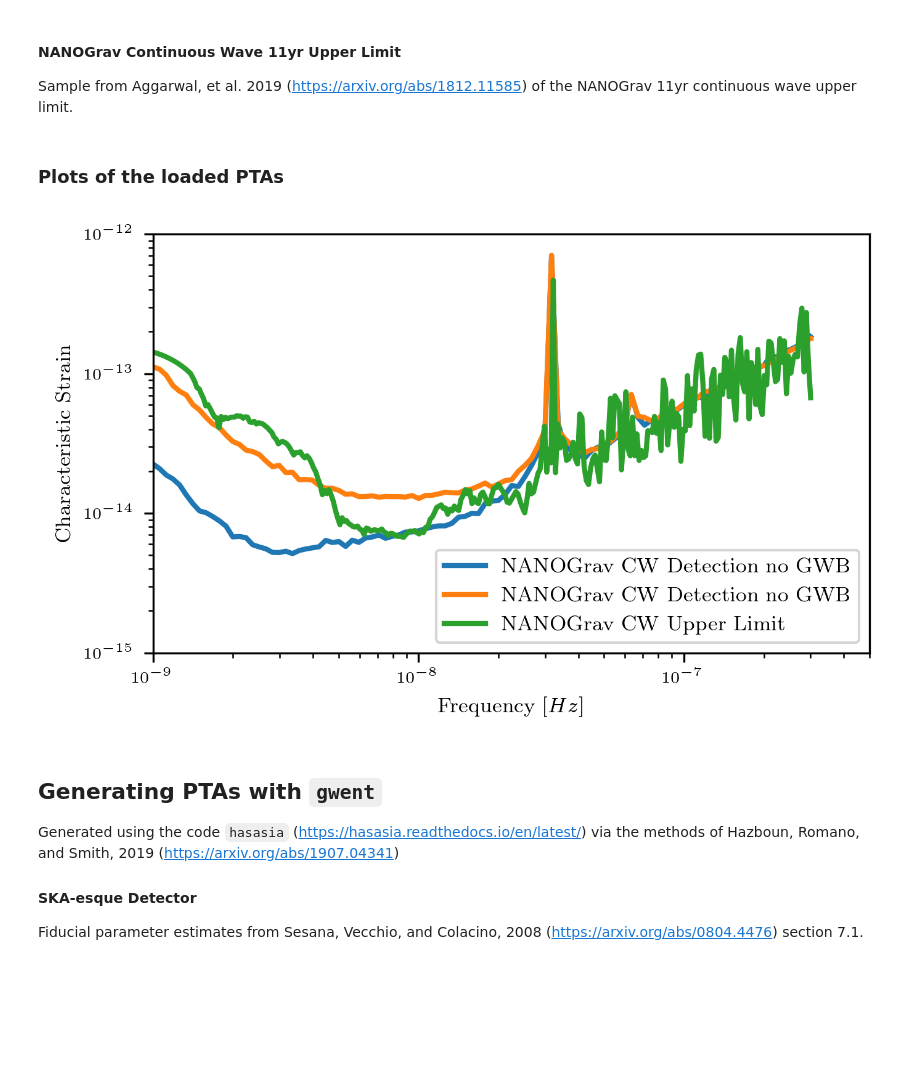
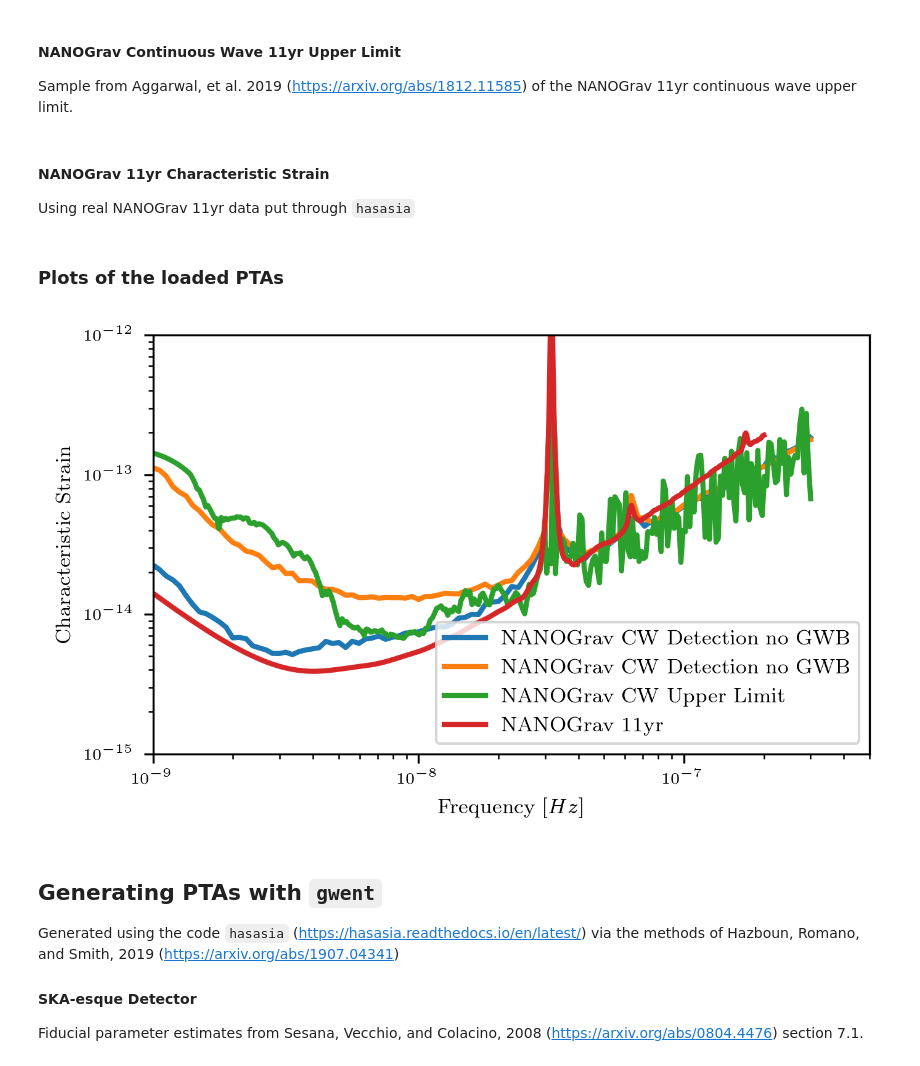
Before and after one commit to ark0015/gwent, a Jupyter notebook: docs/_static/notebooks/strain_plot_tutorial.ipynb, the cells around one changed output. Cells and saved outputs as stored; diff of their text form; code cells hidden in the pictures; blank space fills up the shorter version.

```diff
--- a/docs/_static/notebooks/strain_plot_tutorial.ipynb
+++ b/docs/_static/notebooks/strain_plot_tutorial.ipynb
@@ -158,7 +161,7 @@ NANOGrav_filename = 'cw_simulation_Ared_' + str(NANOGrav_background) + '_dp_' +
                     + '_fap_' + str(NANOGrav_fap) + '_T_' + str(NANOGrav_Tobs) + '.txt'
 NANOGrav_filelocation = NANOGrav_filedirectory + NANOGrav_filename
 
-NANOGrav_cw_no_GWB = detector.PTA('NANOGrav CW Detection no GWB',load_location=NANOGrav_filelocation)
+NANOGrav_cw_no_GWB = detector.PTA('NANOGrav CW Detection no GWB',load_location=NANOGrav_filelocation,I_type='h')
 # %%
 #NANOGrav continuous wave sensitivity
 NANOGrav_background_2 = 0 # Unsubtracted GWB amplitude: 0,4e-16
@@ -170,34 +173,43 @@ NANOGrav_filename_2 = 'cw_simulation_Ared_' + str(NANOGrav_background_2) + '_dp_
                     + '_fap_' + str(NANOGrav_fap_2) + '_T_' + str(NANOGrav_Tobs_2) + '.txt'
 NANOGrav_filelocation_2 = NANOGrav_filedirectory + NANOGrav_filename_2
 
-NANOGrav_cw_GWB = detector.PTA('NANOGrav CW Detection no GWB',load_location=NANOGrav_filelocation_2)
+NANOGrav_cw_GWB = detector.PTA('NANOGrav CW Detection no GWB',load_location=NANOGrav_filelocation_2,I_type='h')
 # %% [markdown]
 #### NANOGrav Continuous Wave 11yr Upper Limit
 
 Sample from Aggarwal, et al. 2019 (https://arxiv.org/abs/1812.11585) of the NANOGrav 11yr continuous wave upper limit.
 # %%
 NANOGrav_cw_ul_file = NANOGrav_filedirectory + 'smoothed_11yr.txt'
-NANOGrav_cw_ul = detector.PTA('NANOGrav CW Upper Limit',load_location=NANOGrav_cw_ul_file)
+NANOGrav_cw_ul = detector.PTA('NANOGrav CW Upper Limit',load_location=NANOGrav_cw_ul_file,I_type='h')
+# %% [markdown]
+#### NANOGrav 11yr Characteristic Strain
+
+Using real NANOGrav 11yr data put through `hasasia`
+# %%
+NANOGrav_11yr_hasasia_file = NANOGrav_filedirectory + 'NANOGrav_11yr_S_eff.txt'
+NANOGrav_11yr_hasasia = detector.PTA('NANOGrav 11yr',load_location=NANOGrav_11yr_hasasia_file,I_type='E')
 # %% [markdown]
 ### Plots of the loaded PTAs
 # %%
 fig = plt.figure()
 plt.loglog(NANOGrav_cw_GWB.fT,NANOGrav_cw_GWB.h_n_f, linewidth = linesize,\
            label = NANOGrav_cw_GWB.name)
 plt.loglog(NANOGrav_cw_no_GWB.fT,NANOGrav_cw_no_GWB.h_n_f, linewidth = linesize,\
            label = NANOGrav_cw_no_GWB.name)
 plt.loglog(NANOGrav_cw_ul.fT,NANOGrav_cw_ul.h_n_f, linewidth = linesize,\
            label = NANOGrav_cw_ul.name)
+plt.loglog(NANOGrav_11yr_hasasia.fT,NANOGrav_11yr_hasasia.h_n_f, linewidth = linesize,\
+           label = NANOGrav_11yr_hasasia.name)
 
 plt.tick_params(axis = 'both',which = 'major', labelsize = axissize)
 plt.ylim([1e-15,1e-12])
 plt.xlim([1e-9,5e-7])
 plt.xlabel(r'Frequency $[Hz]$',fontsize = labelsize)
 plt.ylabel('Characteristic Strain',fontsize = labelsize)
 plt.legend(loc='lower right', fontsize = labelsize)
 plt.show()
 # %% [output]
-[figure, old version]
+[figure, new version]
 # %% [markdown]
 ## Generating PTAs with `gwent`
 
```
Also changed, not shown: parts of 4 cells of this notebook, 2 other files.
